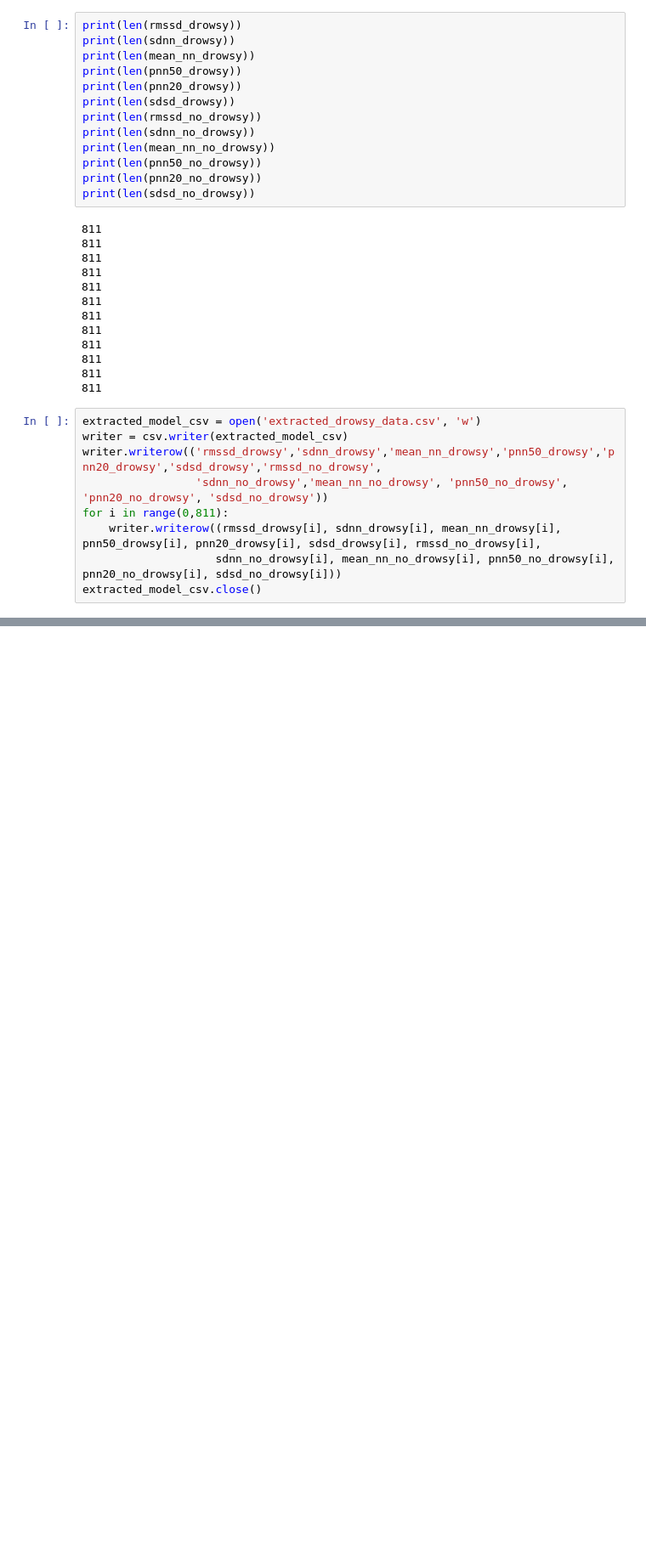
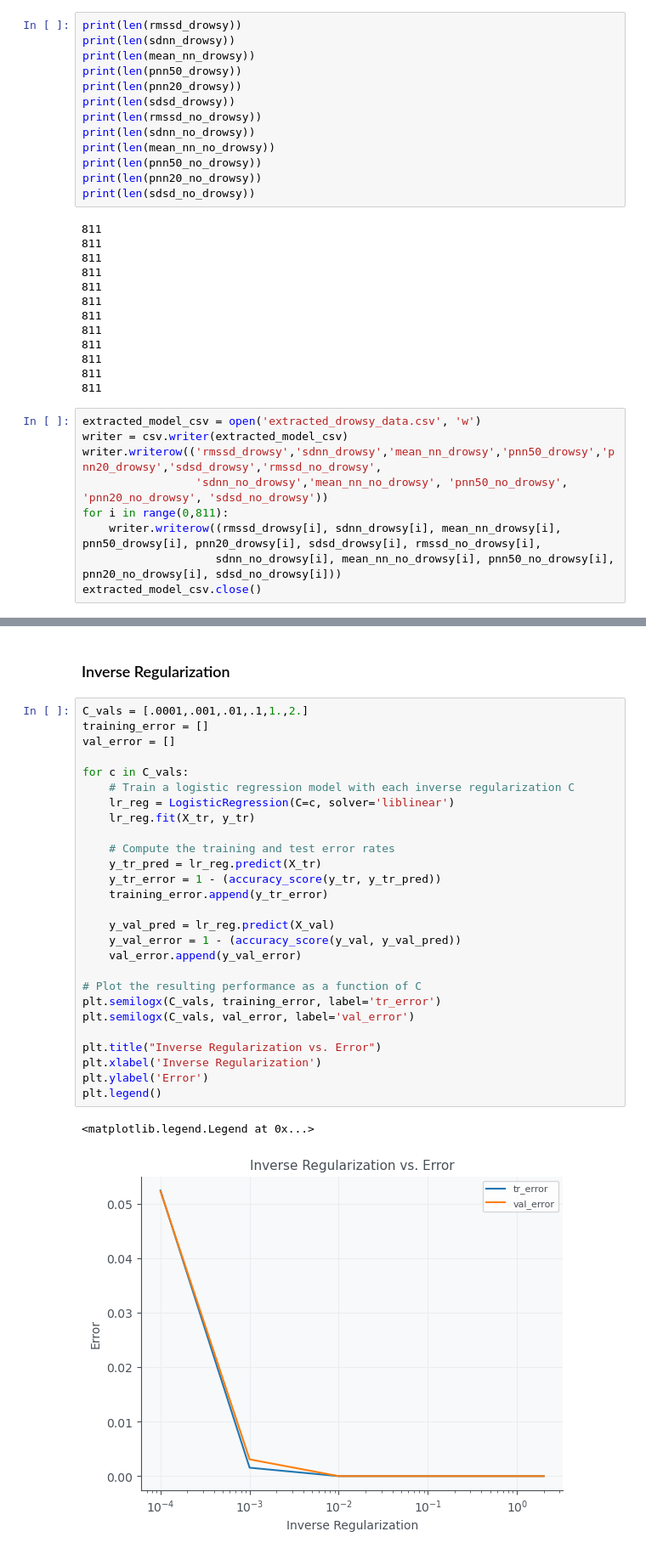
Before and after one commit to ibayoumi/SDP, a Jupyter notebook: drowsiness_model.ipynb, the cells around one changed output, grey strips where cells are left out. Shown at 85% size. Cells and saved outputs as stored; diff of their text form; blank space fills up the shorter version.

```diff
--- a/drowsiness_model.ipynb
+++ b/drowsiness_model.ipynb
@@ -1382,0 +1598,32 @@ extracted_model_csv.close()
+# %% [markdown]
+### Inverse Regularization ###
+# %%
+C_vals = [.0001,.001,.01,.1,1.,2.]
+training_error = []
+val_error = []
+
+for c in C_vals:
+    # Train a logistic regression model with each inverse regularization C
+    lr_reg = LogisticRegression(C=c, solver='liblinear')
+    lr_reg.fit(X_tr, y_tr)
+
+    # Compute the training and test error rates
+    y_tr_pred = lr_reg.predict(X_tr)
+    y_tr_error = 1 - (accuracy_score(y_tr, y_tr_pred))
+    training_error.append(y_tr_error)
+
+    y_val_pred = lr_reg.predict(X_val)
+    y_val_error = 1 - (accuracy_score(y_val, y_val_pred))
+    val_error.append(y_val_error)
+
+# Plot the resulting performance as a function of C
+plt.semilogx(C_vals, training_error, label='tr_error')
+plt.semilogx(C_vals, val_error, label='val_error')
+
+plt.title("Inverse Regularization vs. Error")
+plt.xlabel('Inverse Regularization')
+plt.ylabel('Error')
+plt.legend()
+# %% [output]
+<matplotlib.legend.Legend at 0x...>
+[figure, added]
```
Also changed, not shown: parts of 35 cells of this notebook.
